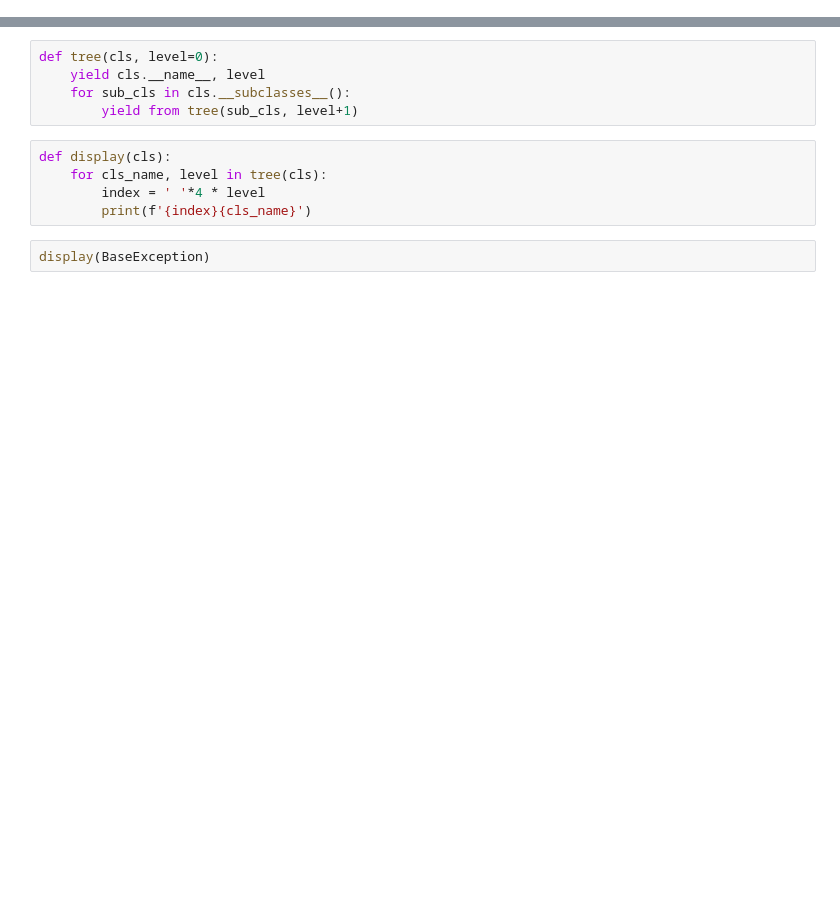
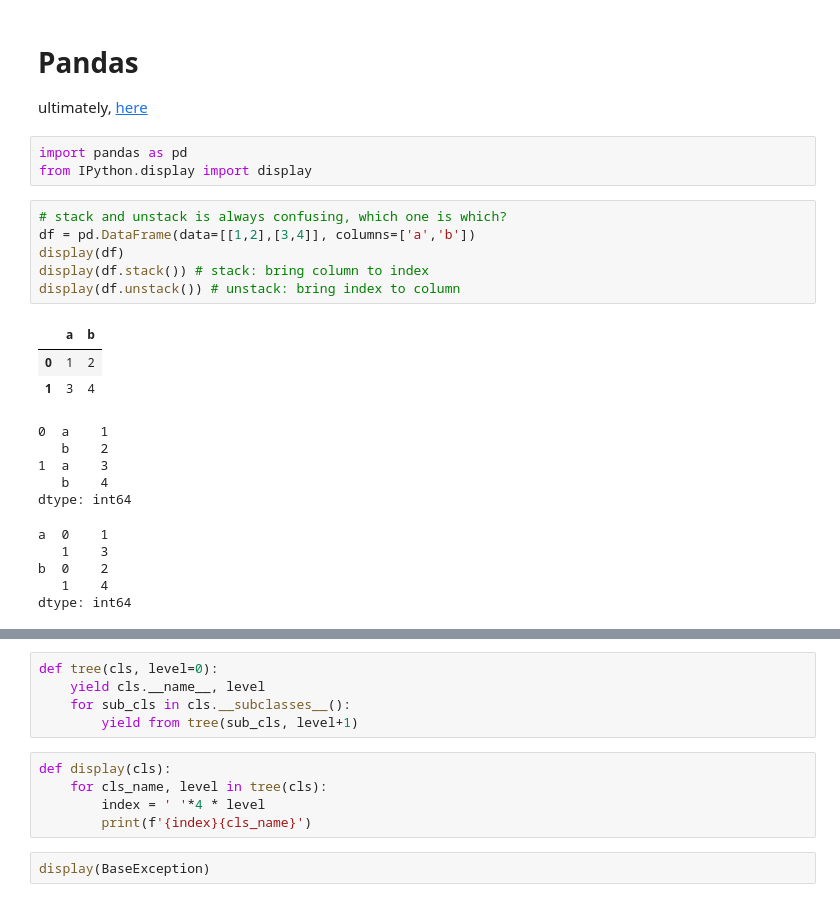
Before and after one commit to xyise/xyise, a Jupyter notebook: scratchpad/fluent_python/nb_fp.ipynb, the cells around one changed output, grey strips where cells are left out. Saved outputs shown, nothing was run; the diff lists cells and outputs as text; blank space fills up the shorter version.

```diff
--- a/scratchpad/fluent_python/nb_fp.ipynb
+++ b/scratchpad/fluent_python/nb_fp.ipynb
@@ -18,0 +865,26 @@ next(f)
+# %% [markdown]
+# Pandas
+ultimately, [here](https://pandas.pydata.org/docs/user_guide/)
+# %%
+import pandas as pd
+from IPython.display import display
+# %%
+# stack and unstack is always confusing, which one is which?
+df = pd.DataFrame(data=[[1,2],[3,4]], columns=['a','b'])
+display(df)
+display(df.stack()) # stack: bring column to index
+display(df.unstack()) # unstack: bring index to column
+# %% [output]
+|  | a | b |
+| 0 | 1 | 2 |
+| 1 | 3 | 4 |
+0  a    1
+   b    2
+1  a    3
+   b    4
+dtype: int64
+a  0    1
+   1    3
+b  0    2
+   1    4
+dtype: int64
```
Also changed, not shown: parts of 111 cells of this notebook.
